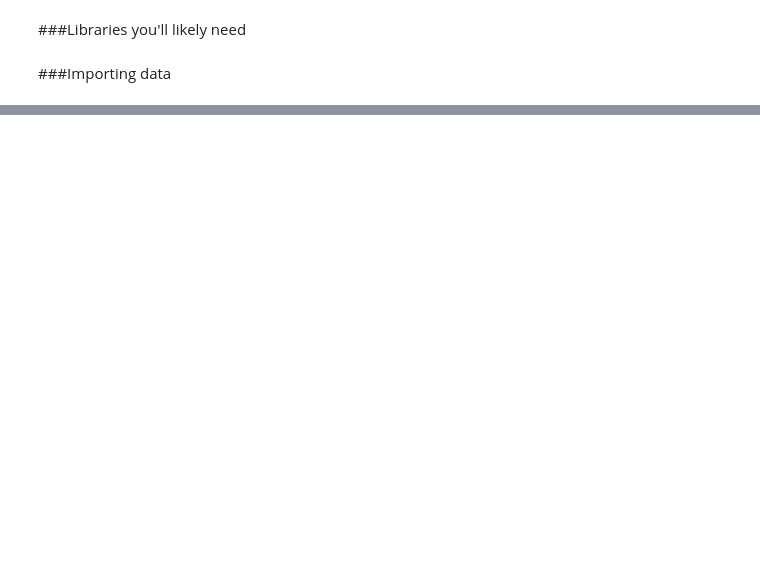
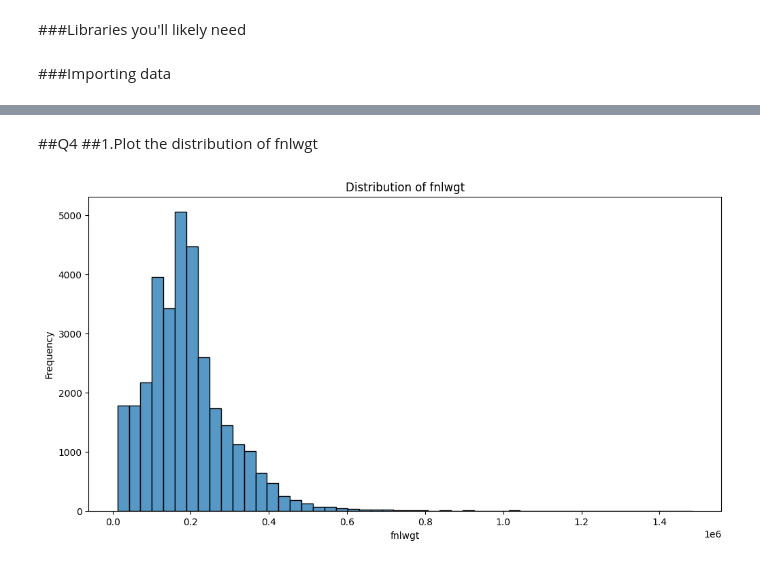
Before and after one commit to ChloeShujunYang/JSC270_HW2_2024_-syang-., a Jupyter notebook: JSC270_Assignment2_starter_code.ipynb, the cells around one changed output, grey strips where cells are left out. Drawn from its saved outputs; the diff is of its cells as text; code cells hidden in the pictures; blank space fills up the shorter version.

```diff
--- a/JSC270_Assignment2_starter_code.ipynb
+++ b/JSC270_Assignment2_starter_code.ipynb
@@ -19,0 +110,12 @@ income94.columns = ['age','workclass', 'fnlwgt','education','education_num','mar
+# %% [markdown]
+##Q4
+##1.Plot the distribution of fnlwgt
+# %%
+plt.figure(figsize=(12, 6))
+sns.histplot(income94['fnlwgt'], bins=50)
+plt.title('Distribution of fnlwgt')
+plt.xlabel('fnlwgt')
+plt.ylabel('Frequency')
+plt.show()
+# %% [output]
+[figure, added]
```
Also changed, not shown: parts of 25 cells of this notebook.
